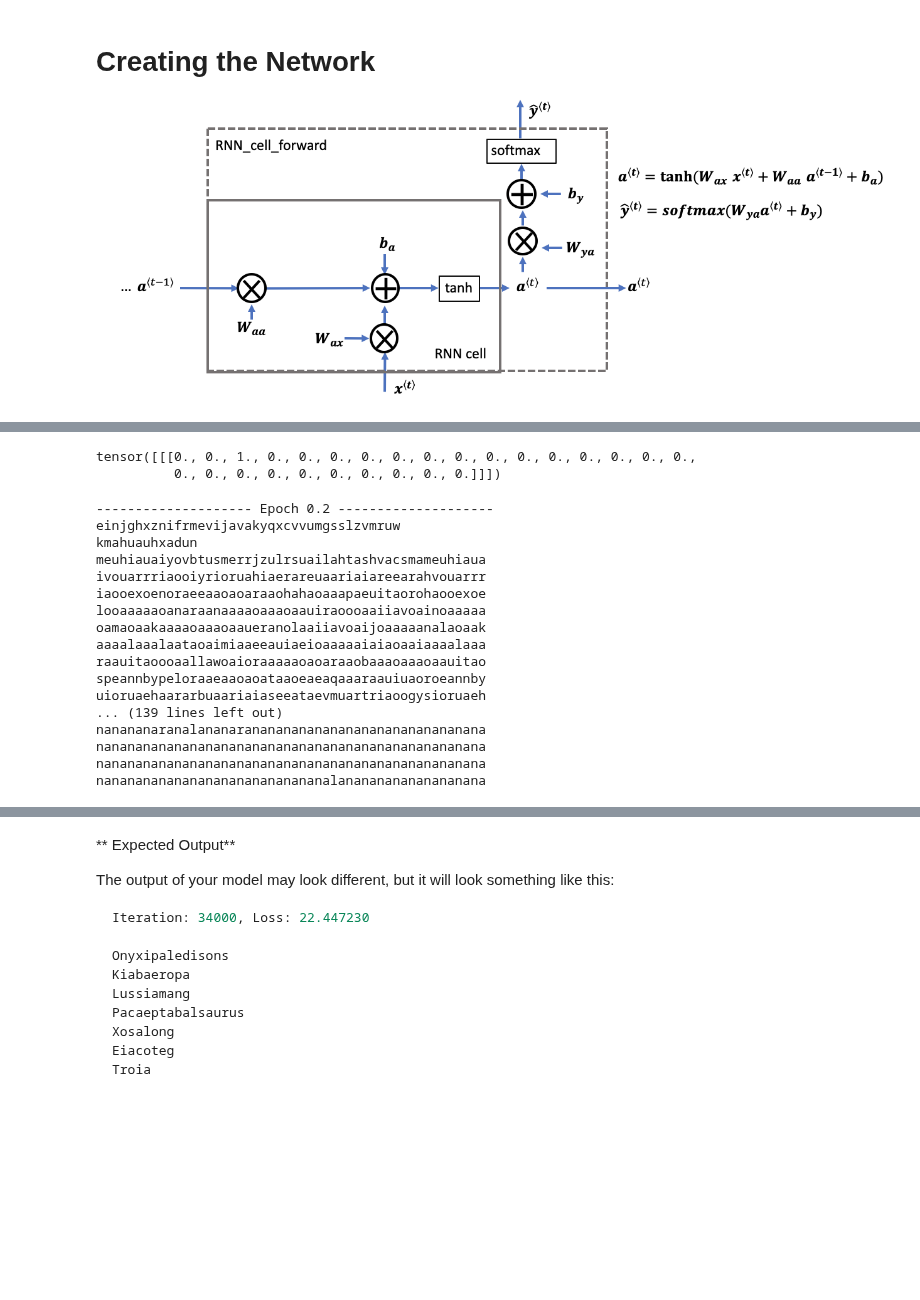
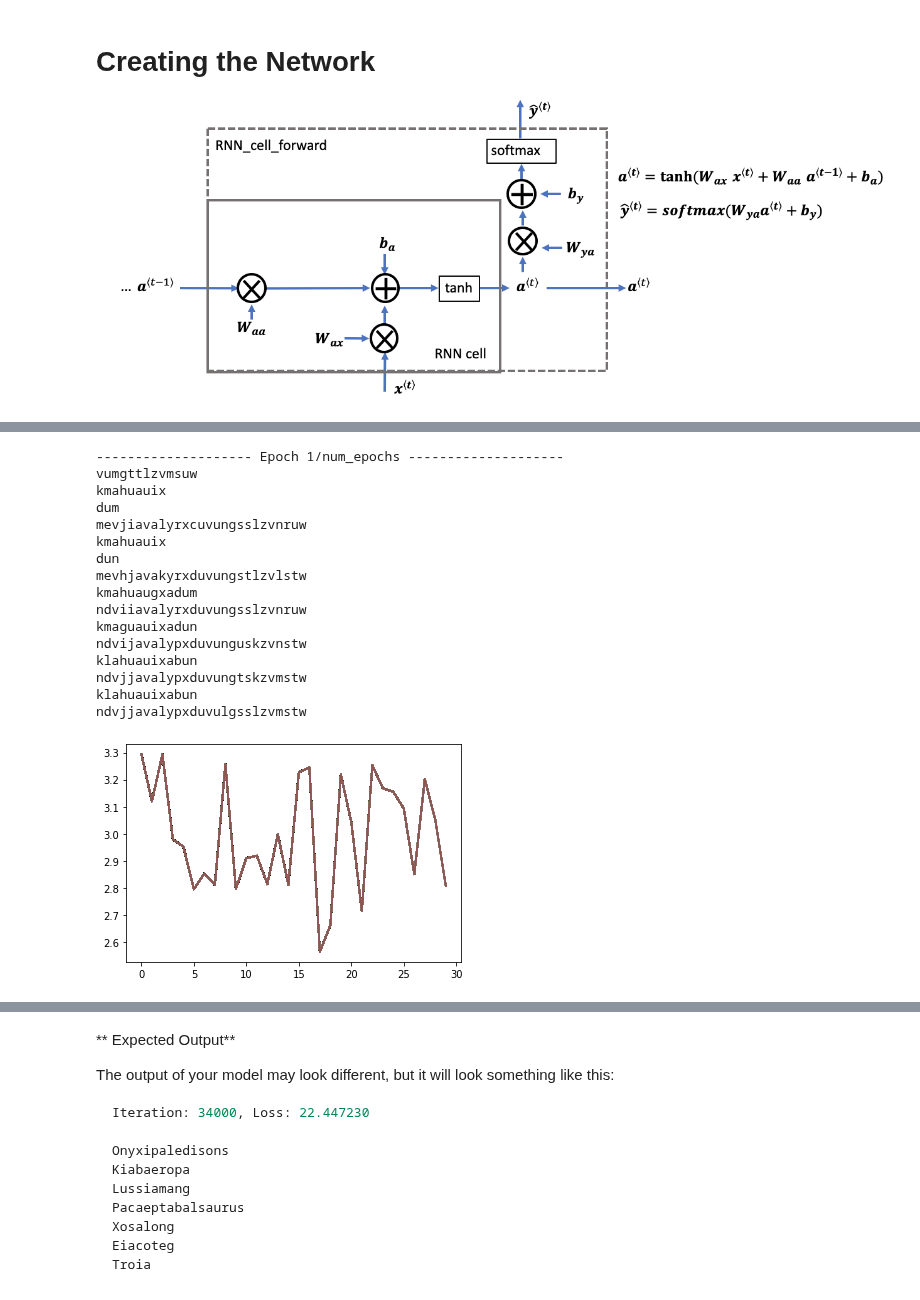
Before and after one commit to mostafa-ja/sample, a Jupyter notebook: Dinosaurus_Island_Character_level_language_model_final_v3a_ipynb_txt.ipynb, the cells around one changed output, grey strips where cells are left out. Drawn from its saved outputs; the diff is of its cells as text; code cells hidden in the pictures; blank space fills up the shorter version.

```diff
--- a/Dinosaurus_Island_Character_level_language_model_final_v3a_ipynb_txt.ipynb
+++ b/Dinosaurus_Island_Character_level_language_model_final_v3a_ipynb_txt.ipynb
@@ -154,16 +162,31 @@ class RNN(nn.Module):
     self.i2h = nn.Linear(input_size+hidden_size,hidden_size)
     self.tanh = nn.Tanh()
     self.h2o = nn.Linear(hidden_size,output_size)
-    self.dropout = nn.Dropout(0.1)
     self.softmax = nn.Softmax(dim=1)
 
   def forward(self,input,hidden):
     input_combined = torch.cat((input,hidden),dim=1)
     hidden = self.tanh(self.i2h(input_combined))
     output = self.h2o(hidden)
-    #output = self.dropout(output)
+
     output = self.softmax(output)
     return output, hidden
 
   def initHidden(self):
     return torch.zeros((1,self.hidden_size),dtype=torch.float, device=device)
+# %%
+class RNN(nn.Module):
+    def __init__(self, input_size, hidden_size, output_size):
+        super().__init__()
+        self.hidden_size = hidden_size
+        self.linear_hh = nn.Linear(hidden_size, hidden_size)
+        self.linear_hx = nn.Linear(input_size, hidden_size, bias=False)
+        self.linear_output = nn.Linear(hidden_size, output_size)
+
+    def forward(self,x,h_prev):
+        h = torch.tanh(self.linear_hh(h_prev) + self.linear_hx(x))
+        y = self.linear_output(h)
+        return y,h
+
+    def initHidden(self):
+      return torch.zeros((1,self.hidden_size),dtype=torch.float, device=device)
@@ -173,17 +205,9 @@ learning_rate = 0.001
 model = RNN(input_size=train_data.vocab_size,hidden_size=hidden_size,output_size=train_data.vocab_size).to(device)
 criterion = nn.CrossEntropyLoss()
 optimizer = optim.Adam(model.parameters(),learning_rate)
-# %%
-char = 'b'
-idx = ch_to_idx[char]
-a = torch.zeros((1,1,vocab_size), dtype=torch.float,device=device)
-a[0][0][idx] = 1
-a
-# %% [output]
-tensor([[[0., 0., 1., 0., 0., 0., 0., 0., 0., 0., 0., 0., 0., 0., 0., 0., 0.,
-          0., 0., 0., 0., 0., 0., 0., 0., 0., 0.]]])
 # %%
 def sample(model,start_letter='a'):
+  model.eval()
   word_size = 0
   h_next = model.initHidden()
 
@@ -197,7 +221,7 @@ def sample(model,start_letter='a'):
   with torch.no_grad():
     while pred_char_idx != newline_idx and word_size != 50:
       y_pred,h_next = model(x,h_next)            # y_pred.shape=[1, 27] and h_next.shape=[1, 128] , y_pred is probabilities of every index
-      probs = y_pred.cpu().numpy().ravel()       # probs.shape=(27,)
+      probs = torch.softmax(y_pred, dim=1).cpu().numpy().ravel()       # probs.shape=(27,)
       np.random.seed(np.random.randint(1, 5000))
       idx = np.random.choice(train_data.vocab_size, p=probs) #choose a number between np.arrange(train_data.vocab_size) with reagard to probability(probs)
       indices.append(idx)
@@ -217,45 +241,46 @@ def print_sample(sample_idxs):
 # %%
 def train(model, criterion, optimizer, num_epochs):
   for epoch in range(num_epochs):
-    print(f'{"-"*20} Epoch {(epoch+1)/num_epochs} {"-"*20}')
+    print(f'{"-"*20} Epoch {(epoch+1)}/num_epochs {"-"*20}')
+    losses = []
     for line_num, (x,y) in enumerate(data_loader):
       model.train()
       x, y = x.to(device), y.to(device)
       h_next = model.initHidden()
       optimizer.zero_grad()
       loss = 0.0
-      losses = []
-      for i in range(x.shape[0]):  # example :  'saurus' has x.shape=[1, 6, 27] , y.shape=[1,6]
+      for i in range(x.shape[1]):  # example :  'saurus' has x.shape=[1, 6, 27] , y.shape=[1,6]
         y_next,h_next = model(x[:,i],h_next)
         loss += criterion(y_next,y[:,i])
 
+      if (line_num+1)%100 == 0:
+        print_sample(sample(model))
       if (line_num+1)%50 == 0:
-        print_sample(sample(model))
-
-      losses.append(loss.item())
+        losses.append(loss.item()/x.shape[1])
       loss.backward()
       torch.nn.utils.clip_grad_norm_(model.parameters(),5)
       optimizer.step()
+      plt.plot(losses)
 # %%
-train(model, criterion, optimizer, num_epochs=5)
+train(model, criterion, optimizer, num_epochs=1)
 # %% [output]
--------------------- Epoch 0.2 --------------------
-einjghxznifrmevijavakyqxcvvumgsslzvmruw
-kmahuauhxadun
-meuhiauaiyovbtusmerrjzulrsuailahtashvacsmameuhiaua
-ivouarrriaooiyrioruahiaerareuaariaiareearahvouarrr
-iaooexoenoraeeaaoaoaraaohahaoaaapaeuitaorohaooexoe
-looaaaaaoanaraanaaaaoaaaoaauiraoooaaiiavoainoaaaaa
-oamaoaakaaaaoaaaoaaueranolaaiiavoaijoaaaaanalaoaak
-aaaalaaalaataoaimiaaeeauiaeioaaaaaiaiaoaaiaaaalaaa
-raauitaoooaallawoaioraaaaaoaoaraaobaaaoaaaoaauitao
-speannbypeloraaeaaoaoataaoeaeaqaaaraauiuaoroeannby
-uioruaehaararbuaariaiaseeataevmuartriaoogysioruaeh
-... (139 lines left out)
-nanananaranalananarananananananananananananananana
-nanananananananananananananananananananananananana
-nanananananananananananananananananananananananana
-nananananananananananananananalananananananananana
+-------------------- Epoch 1/num_epochs --------------------
+vumgttlzvmsuw
+kmahuauix
+dum
+mevjiavalyrxcuvungsslzvnruw
+kmahuauix
+dun
+mevhjavakyrxduvungstlzvlstw
+kmahuaugxadum
+ndviiavalyrxduvungsslzvnruw
+kmaguauixadun
+ndvijavalypxduvunguskzvnstw
+klahuauixabun
+ndvjjavalypxduvungtskzvmstw
+klahuauixabun
+ndvjjavalypxduvulgsslzvmstw
+[figure, added]
 # %%
 parameters = model(data, ix_to_char, char_to_ix)
 # %% [output]
```
Also changed, not shown: parts of 11 cells of this notebook.
